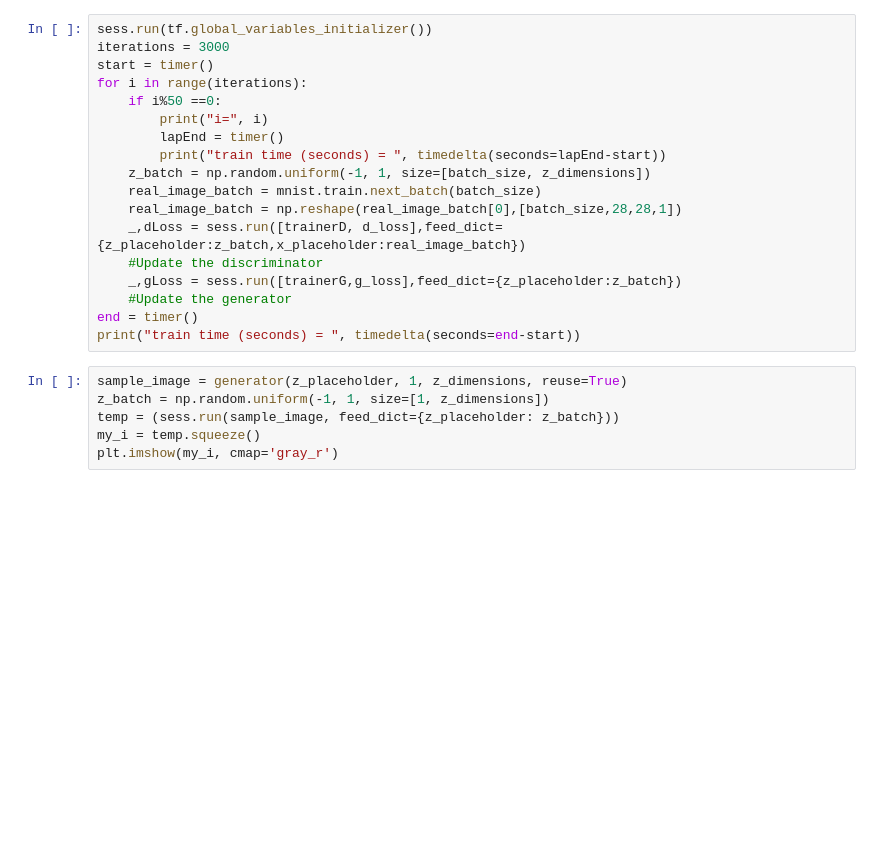
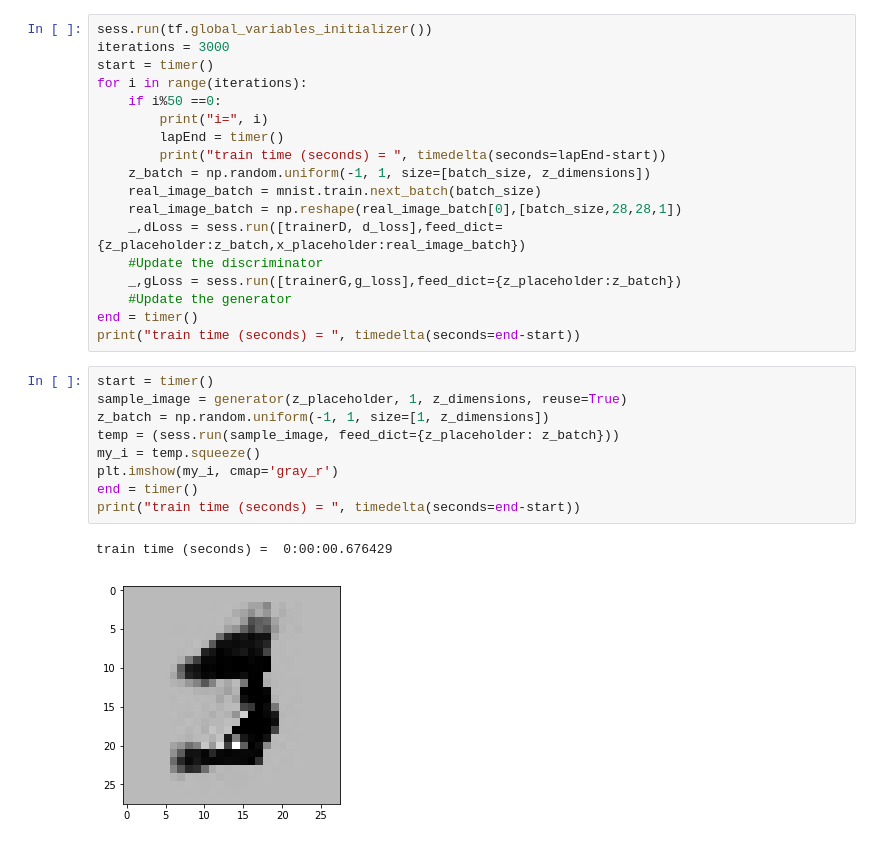
Before and after one commit to aspiringguru/GAN_demos, a Jupyter notebook: GAN_tensorflow_demo.ipynb, the cells around one changed output. Drawn from its saved outputs; the diff is of its cells as text; blank space fills up the shorter version.

```diff
--- a/GAN_tensorflow_demo.ipynb
+++ b/GAN_tensorflow_demo.ipynb
@@ -221,8 +223,14 @@ for i in range(iterations):
 end = timer()
 print("train time (seconds) = ", timedelta(seconds=end-start))
 # %%
+start = timer()
 sample_image = generator(z_placeholder, 1, z_dimensions, reuse=True)
 z_batch = np.random.uniform(-1, 1, size=[1, z_dimensions])
 temp = (sess.run(sample_image, feed_dict={z_placeholder: z_batch}))
 my_i = temp.squeeze()
 plt.imshow(my_i, cmap='gray_r')
+end = timer()
+print("train time (seconds) = ", timedelta(seconds=end-start))
+# %% [output]
+train time (seconds) =  0:00:00.676429
+[figure, added]
```
Also changed, not shown: parts of 1 cell of this notebook, 6 other files.
